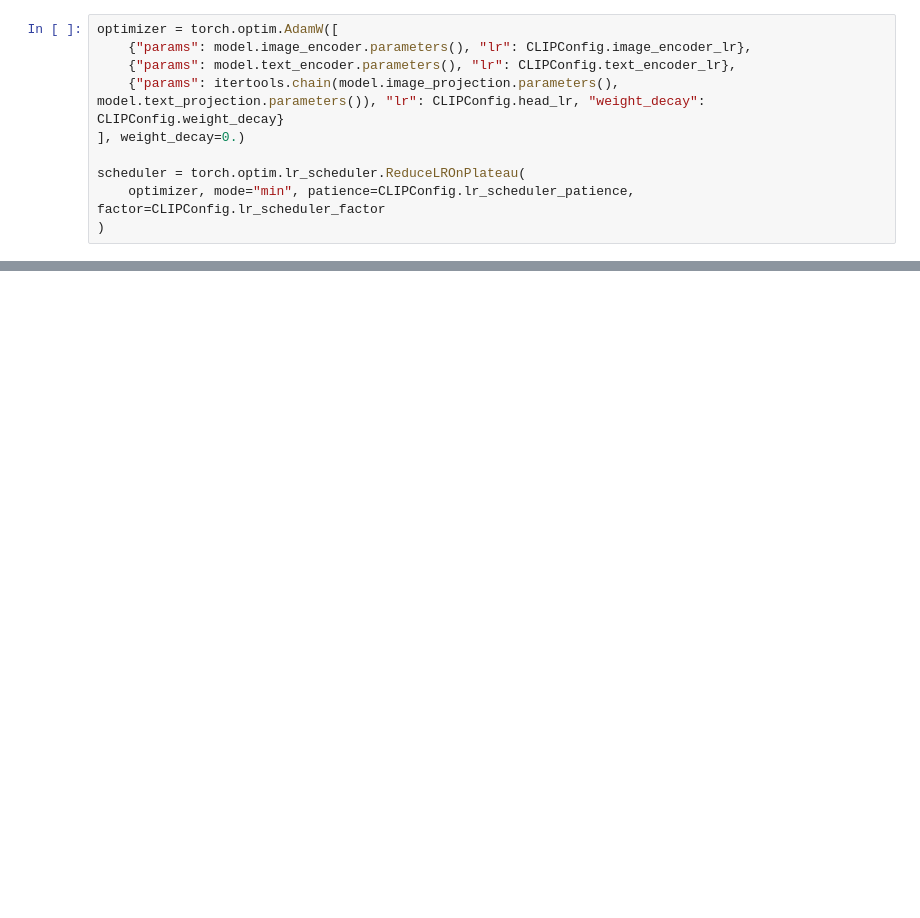
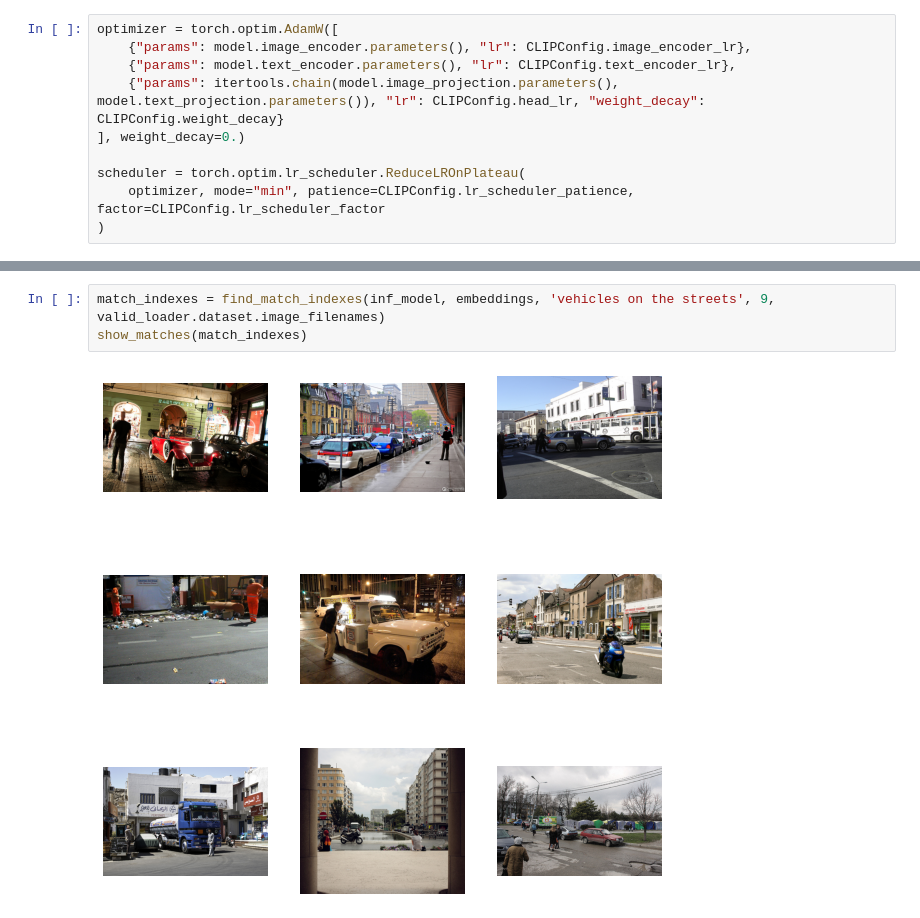
Before and after one commit to tiagodeoliveira/amazon-sagemaker-notebooks, a Jupyter notebook: openai_clip/notebook.ipynb, the cells around one changed output, grey strips where cells are left out. Cells and saved outputs as stored; diff of their text form; blank space fills up the shorter version.

```diff
--- a/openai_clip/notebook.ipynb
+++ b/openai_clip/notebook.ipynb
@@ -310,0 +392,5 @@ NameError: name 'lr_scheduler' is not defined
+# %%
+match_indexes = find_match_indexes(inf_model, embeddings, 'vehicles on the streets', 9, valid_loader.dataset.image_filenames)
+show_matches(match_indexes)
+# %% [output]
+[figure, added]
```
Also changed, not shown: parts of 21 cells of this notebook.
